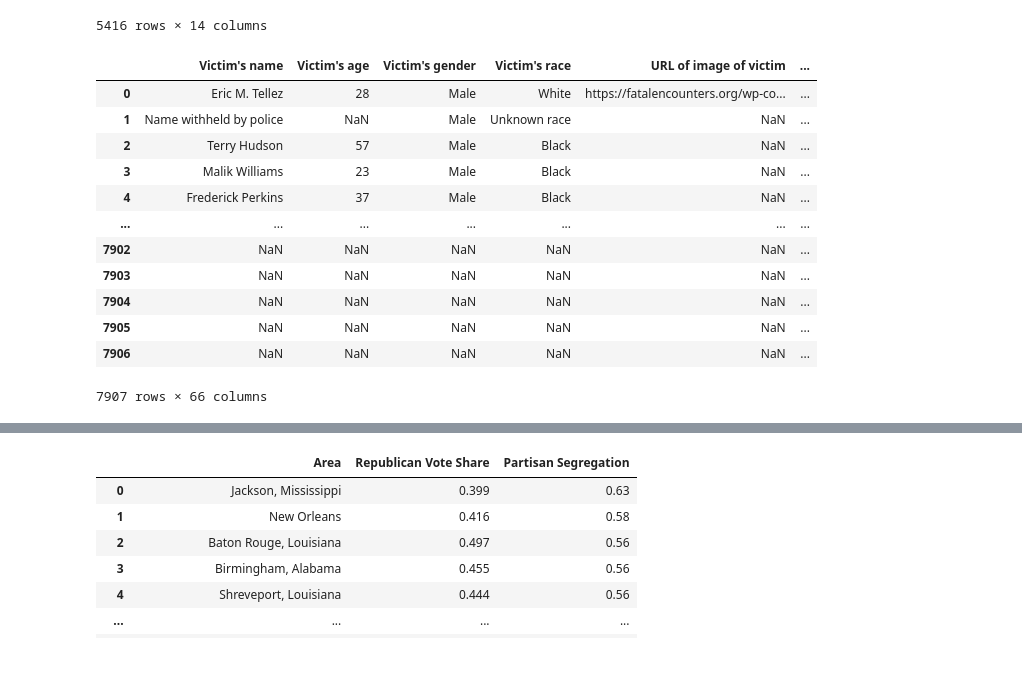
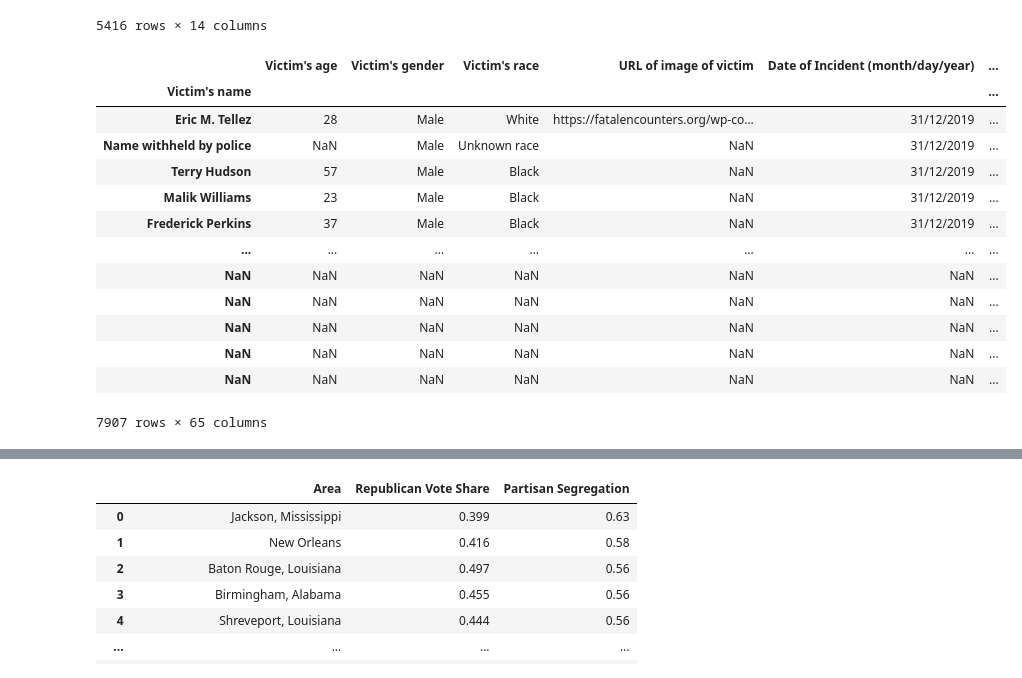
Before and after one commit to tylerspck/ETL-Project, a Jupyter notebook: Susan Notebook.ipynb, the cells around one changed output, grey strips where cells are left out. Cells and saved outputs as stored; diff of their text form; code cells hidden in the pictures.

```diff
--- a/Susan Notebook.ipynb
+++ b/Susan Notebook.ipynb
@@ -113,19 +116,20 @@ fatal_shootings_df
 5416 rows × 14 columns
 # %%
 killings_file = 'Police Dataset/police_killings.csv'
-killings_df = pd.read_csv(killings_file)
+killings_df = pd.read_csv(killings_file, index_col=0)
 killings_df
 # %% [output]
-|  | Victim's name | Victim's age | Victim's gender | Victim's race | URL of image of victim | ... |
-| 0 | Eric M. Tellez | 28 | Male | White | https://fatalencounters.org/wp-co... | ... |
-| 1 | Name withheld by police | NaN | Male | Unknown race | NaN | ... |
-| 2 | Terry Hudson | 57 | Male | Black | NaN | ... |
-| 3 | Malik Williams | 23 | Male | Black | NaN | ... |
-| 4 | Frederick Perkins | 37 | Male | Black | NaN | ... |
+|  | Victim's age | Victim's gender | Victim's race | URL of image of victim | Date of Incident (month/day/year) | ... |
+| Victim's name |  |  |  |  |  | ... |
+| Eric M. Tellez | 28 | Male | White | https://fatalencounters.org/wp-co... | 31/12/2019 | ... |
+| Name withheld by police | NaN | Male | Unknown race | NaN | 31/12/2019 | ... |
+| Terry Hudson | 57 | Male | Black | NaN | 31/12/2019 | ... |
+| Malik Williams | 23 | Male | Black | NaN | 31/12/2019 | ... |
+| Frederick Perkins | 37 | Male | Black | NaN | 31/12/2019 | ... |
 | ... | ... | ... | ... | ... | ... | ... |
-| 7902 | NaN | NaN | NaN | NaN | NaN | ... |
-| 7903 | NaN | NaN | NaN | NaN | NaN | ... |
-| 7904 | NaN | NaN | NaN | NaN | NaN | ... |
-| 7905 | NaN | NaN | NaN | NaN | NaN | ... |
-| 7906 | NaN | NaN | NaN | NaN | NaN | ... |
+| NaN | NaN | NaN | NaN | NaN | NaN | ... |
+| NaN | NaN | NaN | NaN | NaN | NaN | ... |
+| NaN | NaN | NaN | NaN | NaN | NaN | ... |
+| NaN | NaN | NaN | NaN | NaN | NaN | ... |
+| NaN | NaN | NaN | NaN | NaN | NaN | ... |
-7907 rows × 66 columns
+7907 rows × 65 columns
```
Also changed, not shown: parts of 6 cells of this notebook, 1 other file.
